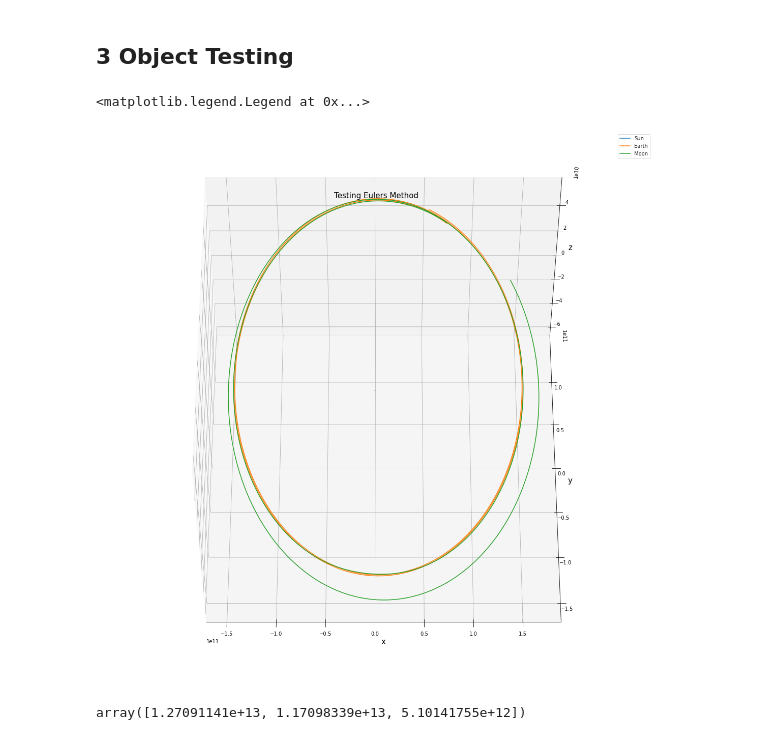
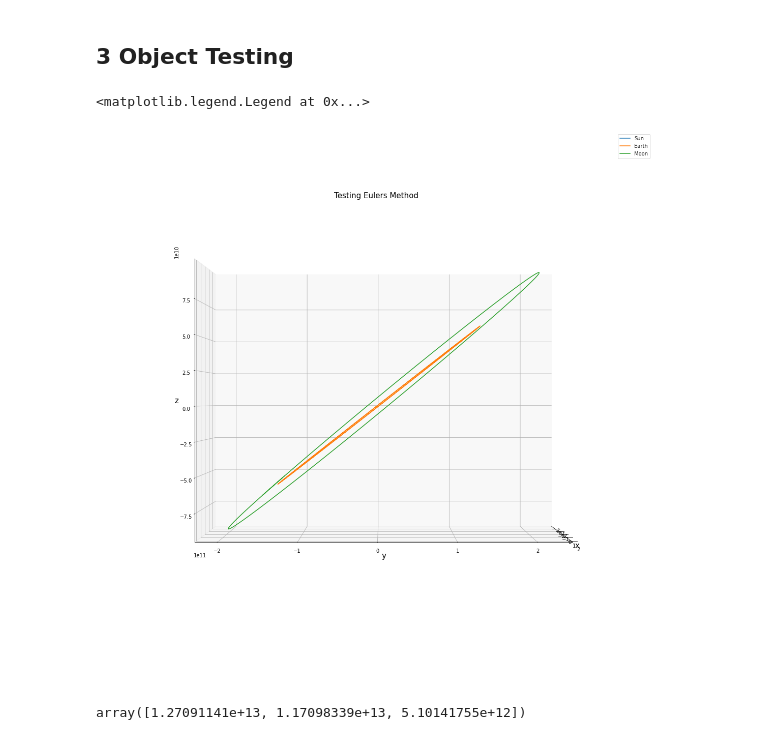
Before and after one commit to eoswald3/CMSE_Science2_Project, a Jupyter notebook: Testing/EulersMethodTesting.ipynb, the cells around one changed output. Saved outputs shown, nothing was run; the diff lists cells and outputs as text; code cells hidden in the pictures.

```diff
--- a/Testing/EulersMethodTesting.ipynb
+++ b/Testing/EulersMethodTesting.ipynb
@@ -12,18 +12,21 @@ G = 6.67408E-11
 posSun = np.array([0,0,0]) #m
 posEarth = np.array([7.251E7,1.181E8,5.119E7])*1000 #m
 posMoon = np.array([7.244E7,1.185E8,5.137E7])*1000 #m
+posMars = np.array([-1.910E8,-1.294E8,-5.418E7])*1000 #m
 
 # velocity
 vSun = np.array([0,0,0]) #m/s
 vEarth = np.array([-2.6E4,1.3E4,5.76E3]) #m/s
 vMoon = np.array([-2.74E4,1.31E4,5.76E3]) #m/s
+vMars = np.array([1.524E4,-1.57E4,-7.62E3]) #m/s
 
 # mass
 mE = 5.972E24 #kg
 mS = 1.989E30 #kg
 mM = 7.347E22 #kg
+mMs = 0.642E24
 
-names = ['Sun', 'Earth', 'Moon']
+names = ['Sun', 'Earth', 'Moon', 'Mars']
 # %% [markdown]
 ### Simulation variables
 # %%
@@ -111,18 +114,18 @@ Text(0.5, 0.874, 'Testing Eulers Method')
 ## 3 Object Testing
 # %%
 # position
-posArray = np.array([posSun,posEarth,posMoon]).T
+posArray = np.array([posSun,posEarth,posMars]).T
 
 # velocity
-vArray = np.array([vSun,vEarth,vMoon]).T
+vArray = np.array([vSun,vEarth,vMars]).T
 
 # mass
-massArray = np.array([[mS,mE,mM]]).T
+massArray = np.array([[mS,mE,mMs]]).T
 
 #acceleration
 accArray = pf.fofGrav(0,posArray,massArray)[1]
 
-for i in range(len(posArray)-1):
+for i in range(posArray.shape[1]-1):
     accArray = np.vstack((accArray, pf.fofGrav(i+1,posArray,massArray)[1]))
 
 accArray = accArray.T
@@ -156,35 +159,35 @@ for i in range(0,len(t)-1):
 fig = plt.figure(figsize = (20,20))
 ax = fig.add_subplot(111, projection='3d')
 
 for i in range(r[0].shape[1]):
     xPlot = r[:,0,i]
     yPlot = r[:,1,i]
     zPlot = r[:,2,i]
 
     ax.plot(xPlot, yPlot, zPlot, label = names[i])
 
 # plot spherical wireframe (of the radius of the orbit)
 # u, v = np.mgrid[0:2*np.pi:20j, 0:np.pi:10j]
 # rEarth = eucDist(np.array([[0],[0],[0]]), np.reshape(r[0,:,1],(3,1)))
 
 # x = rEarth*np.cos(u)*np.sin(v)
 # y = rEarth*np.sin(u)*np.sin(v)
 # z = rEarth*np.cos(v)
 
 # ax.plot_wireframe(x, y, z, color="r")
 
-ax.view_init(elev=55, azim=-90) #Change view parameters (spin along the azimuth)
+ax.view_init(elev=0, azim=0) #Change view parameters (spin along the azimuth)
 
 ax.set_xlabel('x', fontsize = 15) #Assign label
 ax.set_ylabel('y', fontsize = 15) #Assign label
 ax.set_zlabel('z', fontsize = 15) #Assign label
 
 ax.set_title('Testing Eulers Method', y=0.95, fontsize=15)
 
 ax.legend()
 # %% [output]
 <matplotlib.legend.Legend at 0x...>
-[figure, old version]
+[figure, new version]
 # %%
 pf.eucDist(r[:,:,0],r[:,:,1])
 # %% [output]
```
Also changed, not shown: parts of 1 cell of this notebook, 2 other files.
